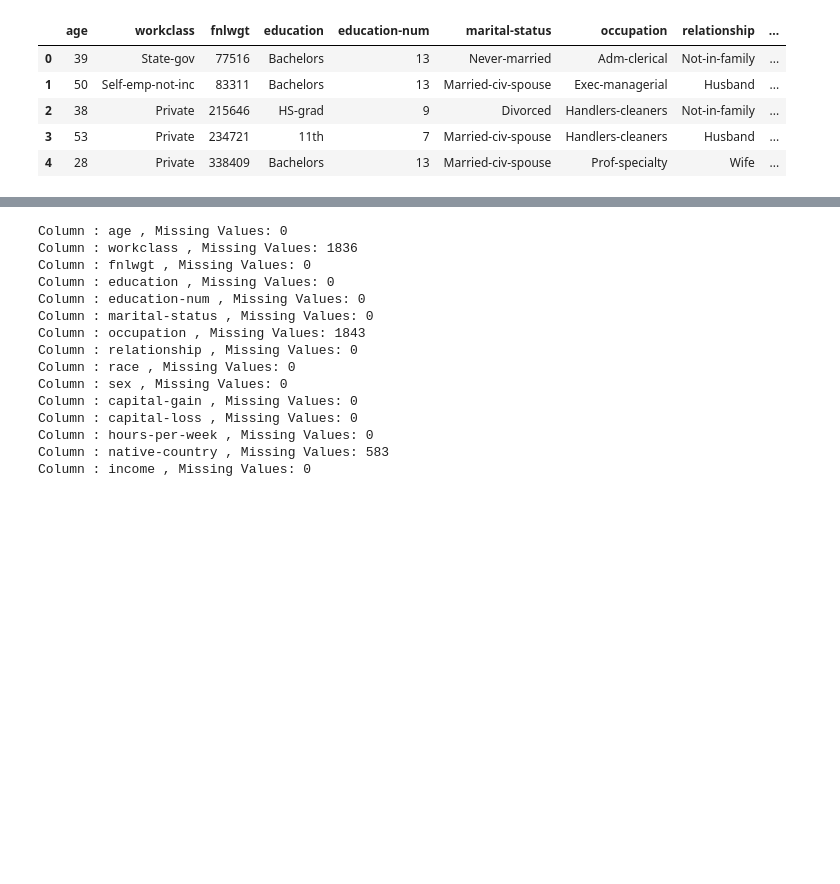
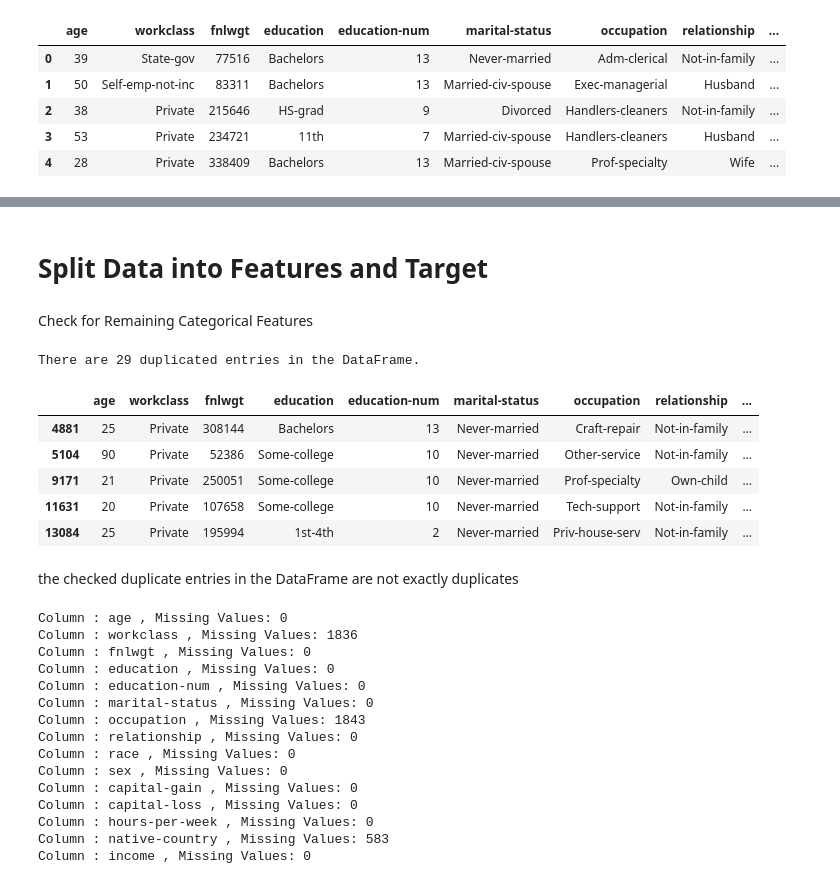
Before and after one commit to peirispraveen/Census_Income_NaiveBayes_RandomForest, a Jupyter notebook: census-income.ipynb, the cells around one changed output, grey strips where cells are left out. Drawn from its saved outputs; the diff is of its cells as text; code cells hidden in the pictures; blank space fills up the shorter version.

Commit message:
more data preprocessing different approach

```diff
--- a/census-income.ipynb
+++ b/census-income.ipynb
@@ -98,0 +141,9 @@ df.head()
+# %%
+label_encoder = LabelEncoder()
+df['income'] = label_encoder.fit_transform(df['income'])
+# %%
+# Fill missing numerical values with the mean (consider other strategies if needed)
+imputer = SimpleImputer(strategy='mean')
+df[['age', 'income', 'fnlwgt', 'education-num', 'capital-gain', 'capital-loss', 'hours-per-week']] = imputer.fit_transform(df[['age', 'income', 'fnlwgt', 'education-num', 'capital-gain', 'capital-loss', 'hours-per-week']])
+# %% [markdown]
+# Split Data into Features and Target
@@ -98,0 +153,2 @@ df.head()
+# %% [markdown]
+Check for Remaining Categorical Features
@@ -99,3 +157,26 @@ df.head()
+# %%
+# Check for duplicated entries in the DataFrame
+num_duplicates = df.duplicated().sum()
+
+if num_duplicates > 0:
+    print(f"There are {num_duplicates} duplicated entries in the DataFrame.")
+else:
+    print("No duplicated entries found in the DataFrame.")
+# %% [output]
+There are 29 duplicated entries in the DataFrame.
+# %%
+# View a few of the duplicated entries in the DataFrame
+duplicated_rows = df[df.duplicated()]
+duplicated_rows.head()
+# %% [output]
+|  | age | workclass | fnlwgt | education | education-num | marital-status | occupation | relationship | ... |
+| 4881 | 25 | Private | 308144 | Bachelors | 13 | Never-married | Craft-repair | Not-in-family | ... |
+| 5104 | 90 | Private | 52386 | Some-college | 10 | Never-married | Other-service | Not-in-family | ... |
+| 9171 | 21 | Private | 250051 | Some-college | 10 | Never-married | Prof-specialty | Own-child | ... |
+| 11631 | 20 | Private | 107658 | Some-college | 10 | Never-married | Tech-support | Not-in-family | ... |
+| 13084 | 25 | Private | 195994 | 1st-4th | 2 | Never-married | Priv-house-serv | Not-in-family | ... |
+# %% [markdown]
+the checked duplicate entries in the DataFrame are not exactly duplicates
 # %%
 for i in df.columns:
     print('Column :', i, ", Missing Values:", df.loc[df[i] == "?", i].size)
```
Also changed, not shown: parts of 5 cells of this notebook.
